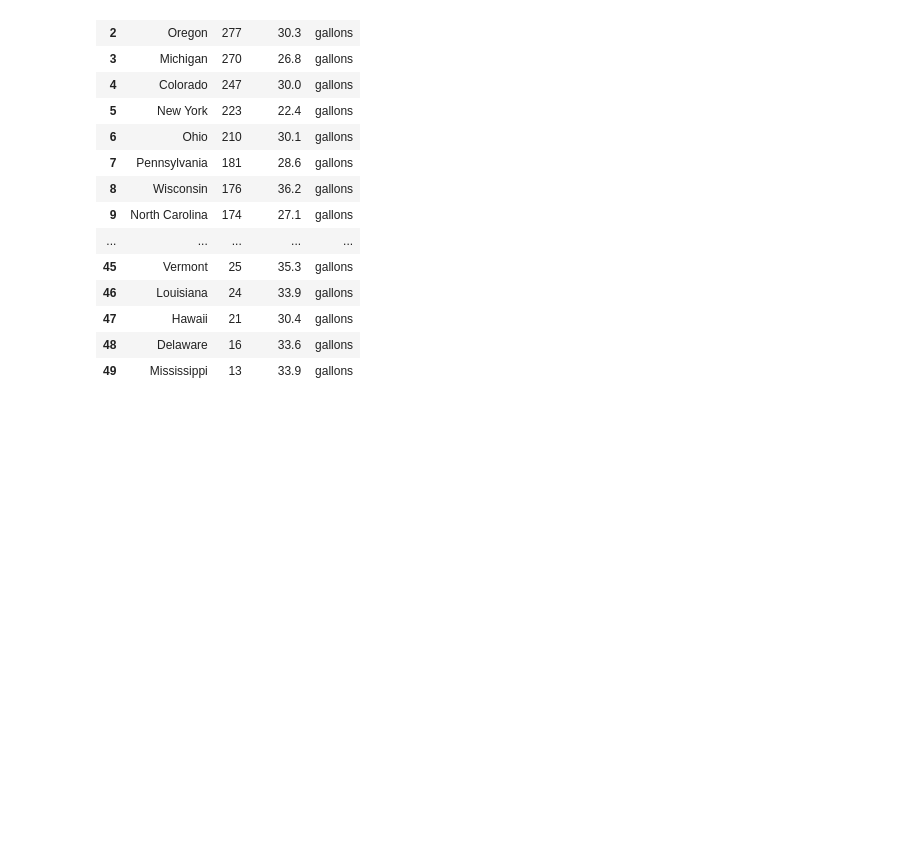
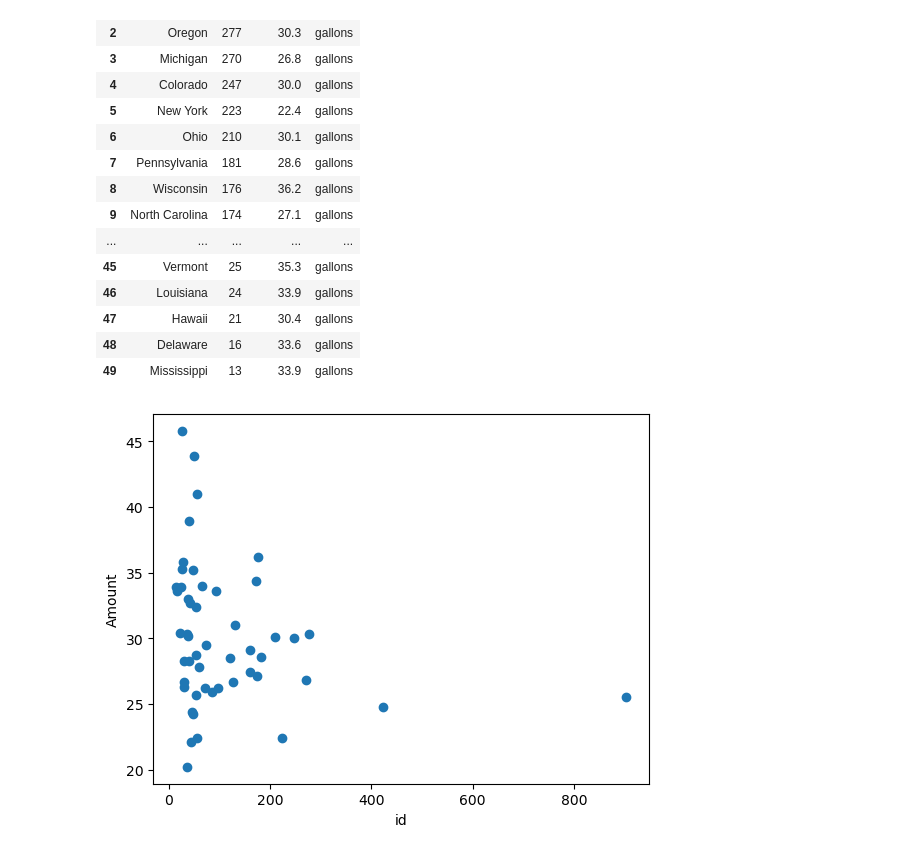
Before and after one commit to scorpionhand/Brewery_Project_One, a Jupyter notebook: Brewery projectAOedit correlation Q.ipynb, the cells around one changed output. Drawn from its saved outputs; the diff is of its cells as text; code cells hidden in the pictures; blank space fills up the shorter version.

Commit message:
created scatter plot

```diff
--- a/Brewery projectAOedit correlation Q.ipynb
+++ b/Brewery projectAOedit correlation Q.ipynb
@@ -216,5 +216,13 @@ consumption_count_of_breweries_comb
 | 49 | Mississippi | 13 | 33.9 | gallons |
 # %%
 #Generate Scatter Plot
+
+plt.scatter(consumption_count_of_breweries_comb["id"], consumption_count_of_breweries_comb["Amount"])
+plt.xlabel("id")
+plt.ylabel("Amount")
+
+plt.show()
+# %% [output]
+[figure, added]
 # %%
 #Generate Regression Plot
```
